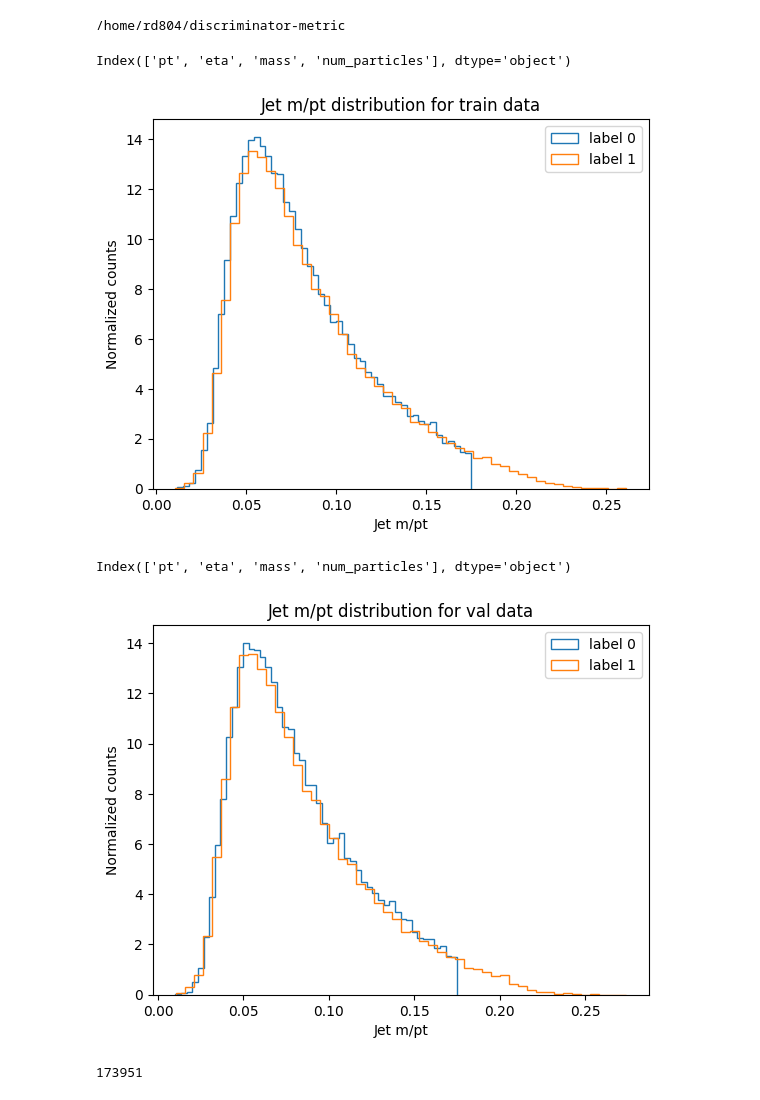
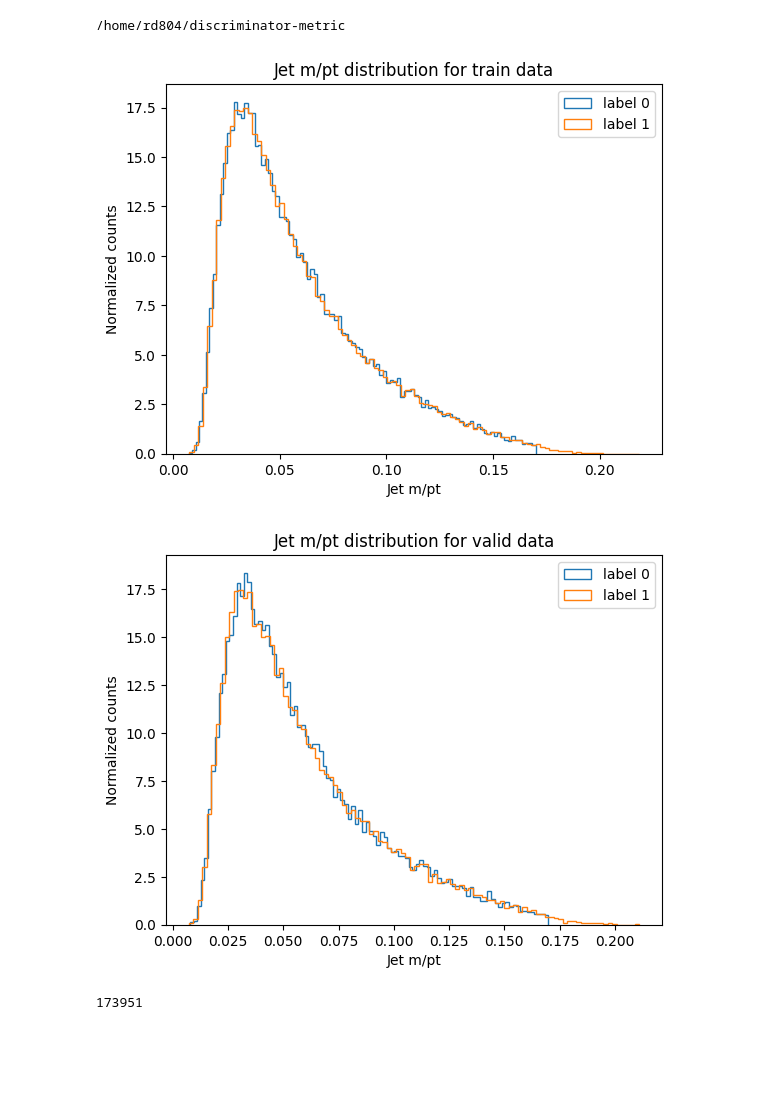
Before and after one commit to heidelberg-hepml/discriminator-metric, a Jupyter notebook: notebooks/visualize_jetnetdata.ipynb, the cells around one changed output. Drawn from its saved outputs; the diff is of its cells as text; code cells hidden in the pictures; blank space fills up the shorter version.

```diff
--- a/notebooks/visualize_jetnetdata.ipynb
+++ b/notebooks/visualize_jetnetdata.ipynb
@@ -14,34 +14,30 @@ cd ..
 # %%
 from scripts.conversion import *
 # %%
-split = ['train','val']
+split = ['train','valid']
 
 for s in split:
-        data = pd.read_hdf('data/jetnet_data.h5', f'jet_data_{s}')
-        labels = pd.read_hdf('data/jetnet_data.h5', f'labels_{s}')['labels']
+        data = pd.read_hdf('data/jetnet30_data.h5', f'particle_data_{s}').values.reshape(-1,30,4)
+        labels = pd.read_hdf('data/jetnet30_data.h5', f'labels_{s}')['labels'].values
         #labels = f[f'labels_{s}']
-        print(data.keys())
-        pt = data['pt']
-        m = data['mass']
-        m_pt = m/pt
+        pt = pt_jets(data)
+        m = mjj_jets(data)
         #assert len(data) == len(labels)
 
         figure = plt.figure()
 
-        plt.hist(m_pt[labels==0], bins=50,
+        plt.hist(m[labels==0], bins=100,
                  histtype='step', label='label 0',density=True)
-        plt.hist(m_pt[labels==1], bins=50,
+        plt.hist(m[labels==1], bins=100,
                  histtype='step', label='label 1', density=True)
         plt.legend()
         plt.xlabel('Jet m/pt')
         plt.ylabel('Normalized counts')
         plt.title(f'Jet m/pt distribution for {s} data')
         plt.show()
 # %% [output]
-Index(['pt', 'eta', 'mass', 'num_particles'], dtype='object')
-[figure, old version]
+[figure, new version]
-Index(['pt', 'eta', 'mass', 'num_particles'], dtype='object')
-[figure, old version]
+[figure, new version]
 # %%
 train = len(pd.read_hdf('data/jetnet_data.h5', f'jet_data_train'))
 # %%
```
Also changed, not shown: 6 other files.
